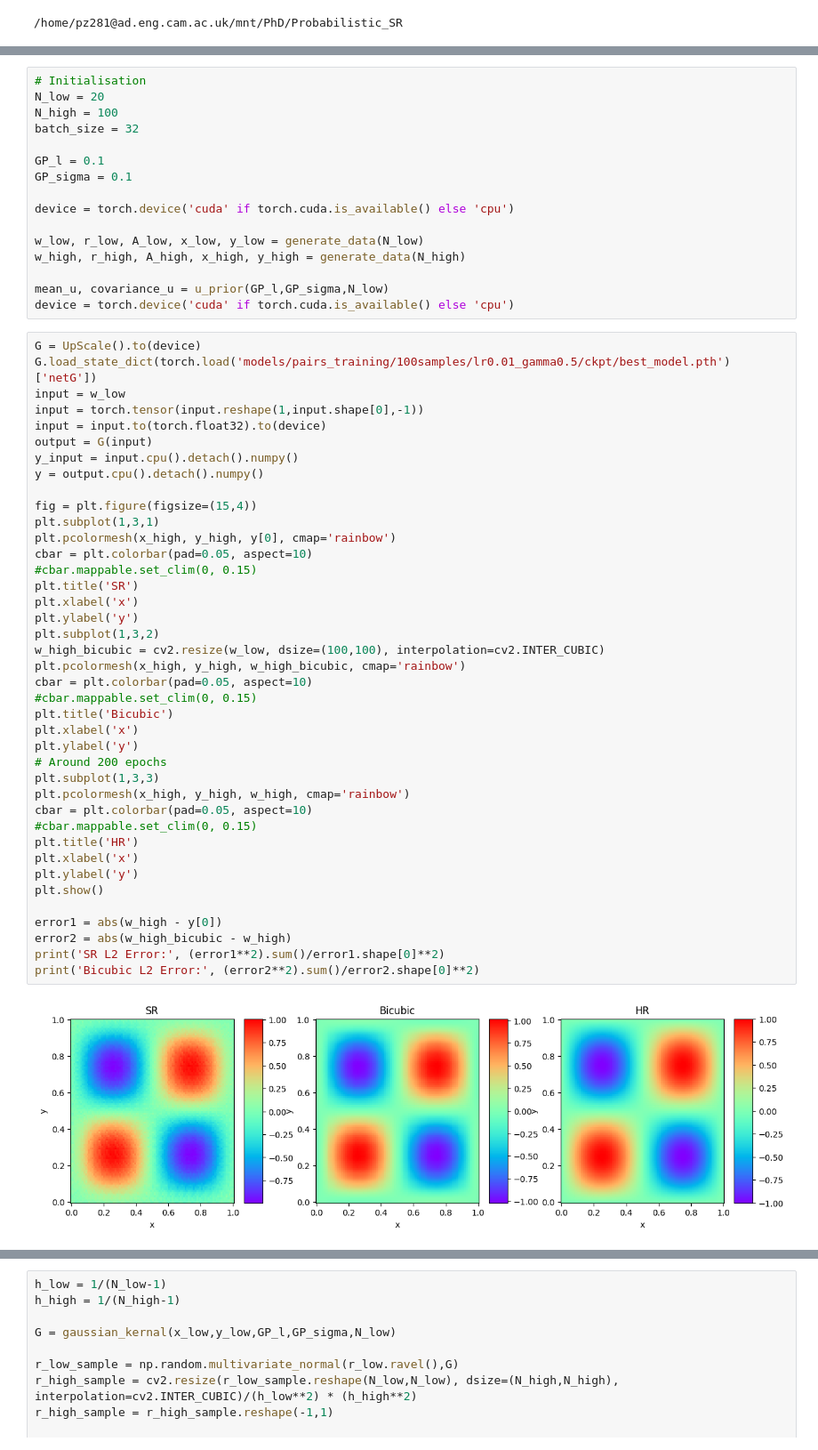
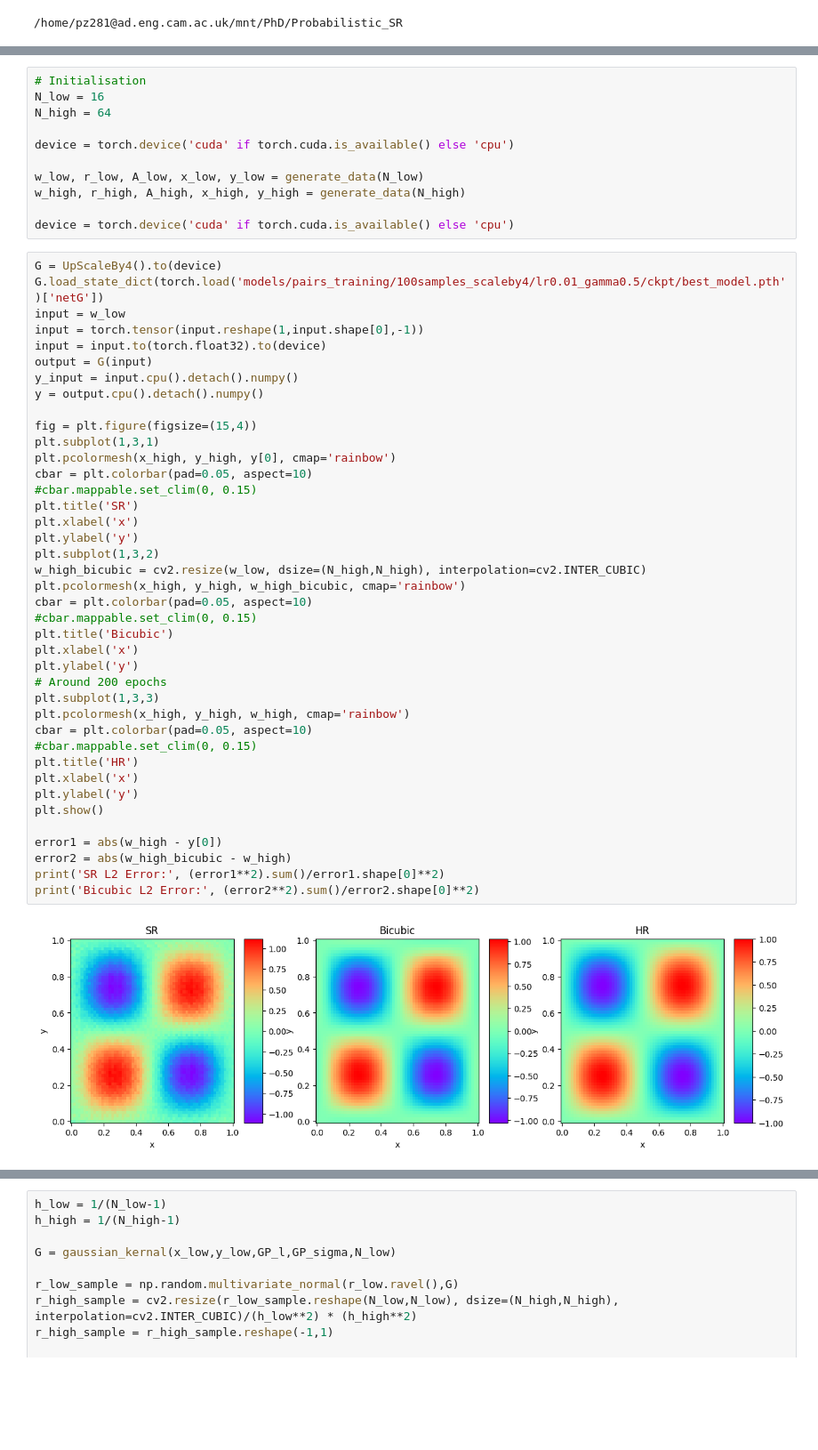
Before and after one commit to ypzpy/PDE-Super-resolution, a Jupyter notebook: notebooks/pairs_testing.ipynb, the cells around one changed output, grey strips where cells are left out. Shown: that part at 89% size. Drawn from its saved outputs; the diff is of its cells as text; blank space fills up the shorter version.

```diff
--- a/notebooks/pairs_testing.ipynb
+++ b/notebooks/pairs_testing.ipynb
@@ -19,23 +19,18 @@ import torch.nn.functional as F
 import torch.nn.utils.spectral_norm as sn
 # %%
 # Initialisation
-N_low = 20
-N_high = 100
-batch_size = 32
-
-GP_l = 0.1
-GP_sigma = 0.1
+N_low = 16
+N_high = 64
 
 device = torch.device('cuda' if torch.cuda.is_available() else 'cpu')
 
 w_low, r_low, A_low, x_low, y_low = generate_data(N_low)
 w_high, r_high, A_high, x_high, y_high = generate_data(N_high)
 
-mean_u, covariance_u = u_prior(GP_l,GP_sigma,N_low)
 device = torch.device('cuda' if torch.cuda.is_available() else 'cpu')
 # %%
-G = UpScale().to(device)
-G.load_state_dict(torch.load('models/pairs_training/100samples/lr0.01_gamma0.5/ckpt/best_model.pth')['netG'])
+G = UpScaleBy4().to(device)
+G.load_state_dict(torch.load('models/pairs_training/100samples_scaleby4/lr0.01_gamma0.5/ckpt/best_model.pth')['netG'])
 input = w_low
 input = torch.tensor(input.reshape(1,input.shape[0],-1))
 input = input.to(torch.float32).to(device)
@@ -46,32 +41,32 @@ y = output.cpu().detach().numpy()
 fig = plt.figure(figsize=(15,4))
 plt.subplot(1,3,1)
 plt.pcolormesh(x_high, y_high, y[0], cmap='rainbow')
 cbar = plt.colorbar(pad=0.05, aspect=10)
 #cbar.mappable.set_clim(0, 0.15)
 plt.title('SR')
 plt.xlabel('x')
 plt.ylabel('y')
 plt.subplot(1,3,2)
-w_high_bicubic = cv2.resize(w_low, dsize=(100,100), interpolation=cv2.INTER_CUBIC)
+w_high_bicubic = cv2.resize(w_low, dsize=(N_high,N_high), interpolation=cv2.INTER_CUBIC)
 plt.pcolormesh(x_high, y_high, w_high_bicubic, cmap='rainbow')
 cbar = plt.colorbar(pad=0.05, aspect=10)
 #cbar.mappable.set_clim(0, 0.15)
 plt.title('Bicubic')
 plt.xlabel('x')
 plt.ylabel('y')
 # Around 200 epochs
 plt.subplot(1,3,3)
 plt.pcolormesh(x_high, y_high, w_high, cmap='rainbow')
 cbar = plt.colorbar(pad=0.05, aspect=10)
 #cbar.mappable.set_clim(0, 0.15)
 plt.title('HR')
 plt.xlabel('x')
 plt.ylabel('y')
 plt.show()
 
 error1 = abs(w_high - y[0])
 error2 = abs(w_high_bicubic - w_high)
 print('SR L2 Error:', (error1**2).sum()/error1.shape[0]**2)
 print('Bicubic L2 Error:', (error2**2).sum()/error2.shape[0]**2)
 # %% [output]
-[figure, old version]
+[figure, new version]
```
Also changed, not shown: parts of 2 cells of this notebook, 30 other files.
